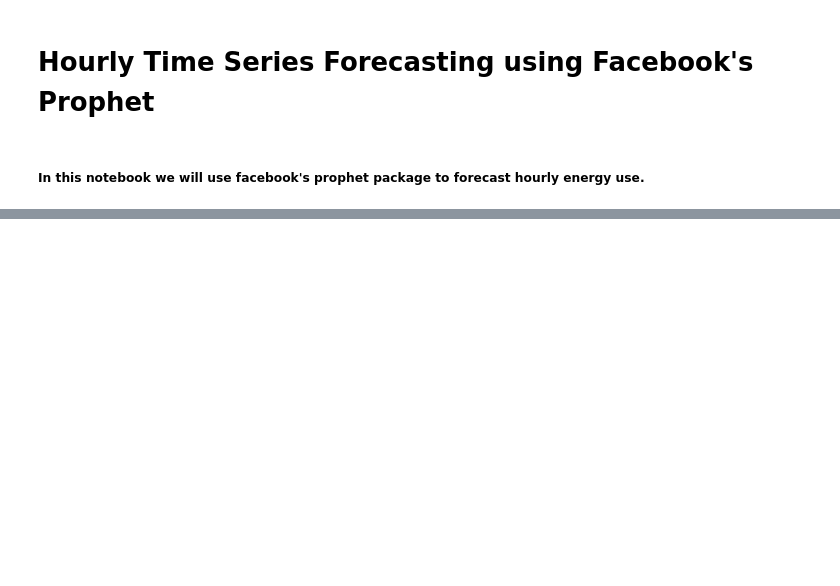
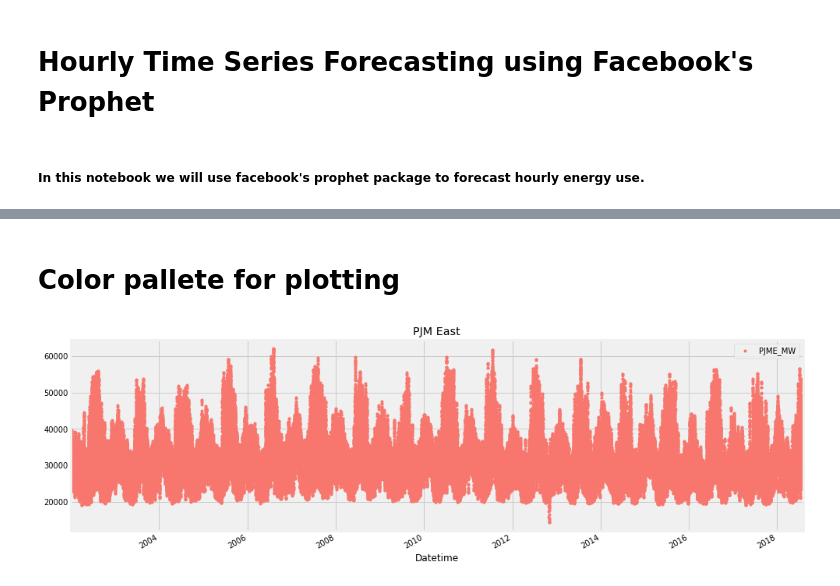
Before and after one commit to ramankgp/Time_Series_Forecast_on_Energy_Consumption, a Jupyter notebook: Untitled.ipynb, the cells around one changed output, grey strips where cells are left out. Cells and saved outputs as stored; diff of their text form; code cells hidden in the pictures; blank space fills up the shorter version.

Commit message:
data shown in graph

```diff
--- a/Untitled.ipynb
+++ b/Untitled.ipynb
@@ -14,0 +13,2 @@ ModuleNotFoundError: No module named 'fbprophet'
+# %%
+pjme = pd.read_csv('PJME_hourly.csv',index_col=[0], parse_dates=[0])
@@ -14,0 +32,10 @@ ModuleNotFoundError: No module named 'fbprophet'
+# %% [markdown]
+# Color pallete for plotting
+# %%
+color_pal = ["#F8766D", "#D39200", "#93AA00",
+             "#00BA38", "#00C19F", "#00B9E3",
+             "#619CFF", "#DB72FB"]
+pjme.plot(style='.', figsize=(15,5), color=color_pal[0], title='PJM East')
+plt.show()
+# %% [output]
+[figure, added]
```
Also changed, not shown: parts of 2 cells of this notebook.
